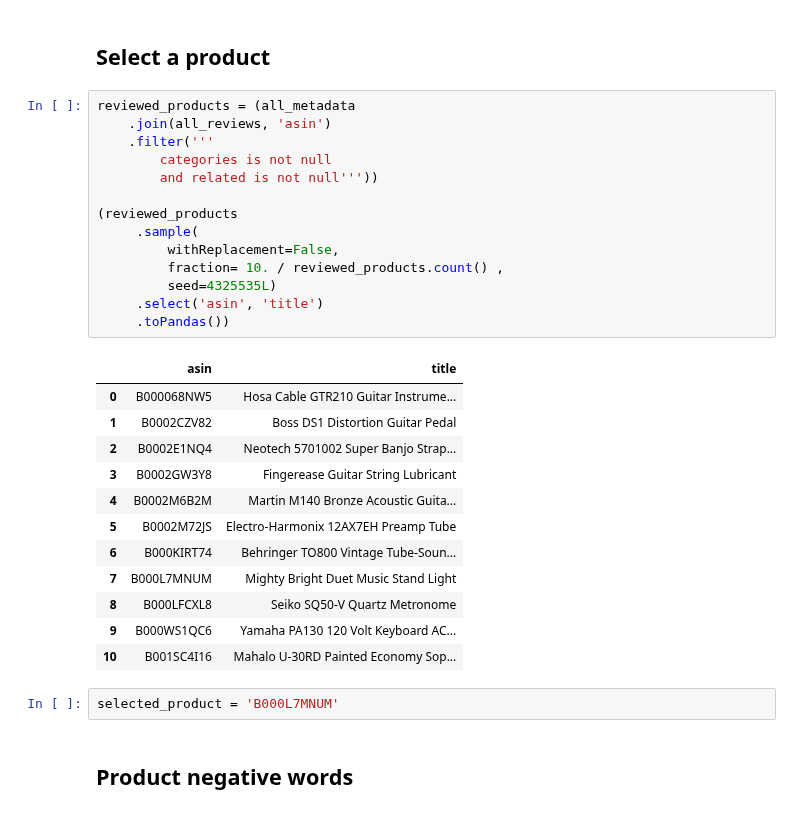
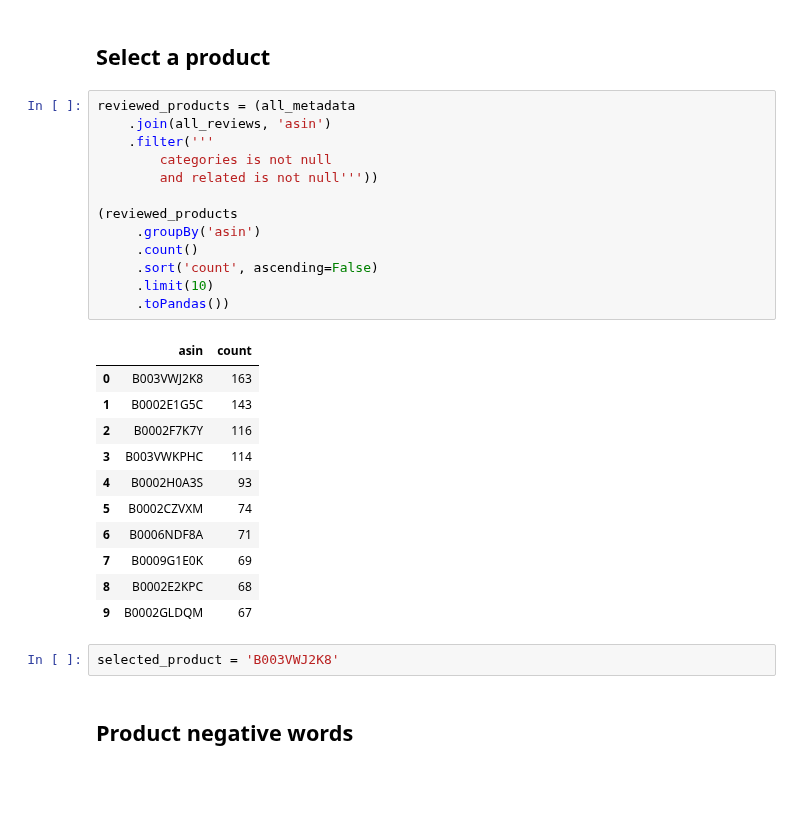
Before and after one commit to koulakis/amazon-review-qa-analysis, a Jupyter notebook: Trusted Users Insight System.ipynb, the cells around one changed output. Cells and saved outputs as stored; diff of their text form; blank space fills up the shorter version.

```diff
--- a/Trusted Users Insight System.ipynb
+++ b/Trusted Users Insight System.ipynb
@@ -368,32 +368,30 @@ The RMSE of the recommender system is 0.389991926061
 # %%
 reviewed_products = (all_metadata
     .join(all_reviews, 'asin')
     .filter('''
         categories is not null
         and related is not null'''))
 
 (reviewed_products
-     .sample(
-         withReplacement=False,
-         fraction= 10. / reviewed_products.count() ,
-         seed=4325535L)
-     .select('asin', 'title')
+     .groupBy('asin')
+     .count()
+     .sort('count', ascending=False)
+     .limit(10)
      .toPandas())
 # %% [output]
-|  | asin | title |
-| 0 | B000068NW5 | Hosa Cable GTR210 Guitar Instrume... |
-| 1 | B0002CZV82 | Boss DS1 Distortion Guitar Pedal |
-| 2 | B0002E1NQ4 | Neotech 5701002 Super Banjo Strap... |
-| 3 | B0002GW3Y8 | Fingerease Guitar String Lubricant |
-| 4 | B0002M6B2M | Martin M140 Bronze Acoustic Guita... |
-| 5 | B0002M72JS | Electro-Harmonix 12AX7EH Preamp Tube |
-| 6 | B000KIRT74 | Behringer TO800 Vintage Tube-Soun... |
-| 7 | B000L7MNUM | Mighty Bright Duet Music Stand Light |
-| 8 | B000LFCXL8 | Seiko SQ50-V Quartz Metronome |
-| 9 | B000WS1QC6 | Yamaha PA130 120 Volt Keyboard AC... |
-| 10 | B001SC4I16 | Mahalo U-30RD Painted Economy Sop... |
+|  | asin | count |
+| 0 | B003VWJ2K8 | 163 |
+| 1 | B0002E1G5C | 143 |
+| 2 | B0002F7K7Y | 116 |
+| 3 | B003VWKPHC | 114 |
+| 4 | B0002H0A3S | 93 |
+| 5 | B0002CZVXM | 74 |
+| 6 | B0006NDF8A | 71 |
+| 7 | B0009G1E0K | 69 |
+| 8 | B0002E2KPC | 68 |
+| 9 | B0002GLDQM | 67 |
 # %%
-selected_product = 'B000L7MNUM'
+selected_product = 'B003VWJ2K8'
 # %% [markdown]
 ## Product negative words
 # %%
```
Also changed, not shown: parts of 10 cells of this notebook, 1 other file.
